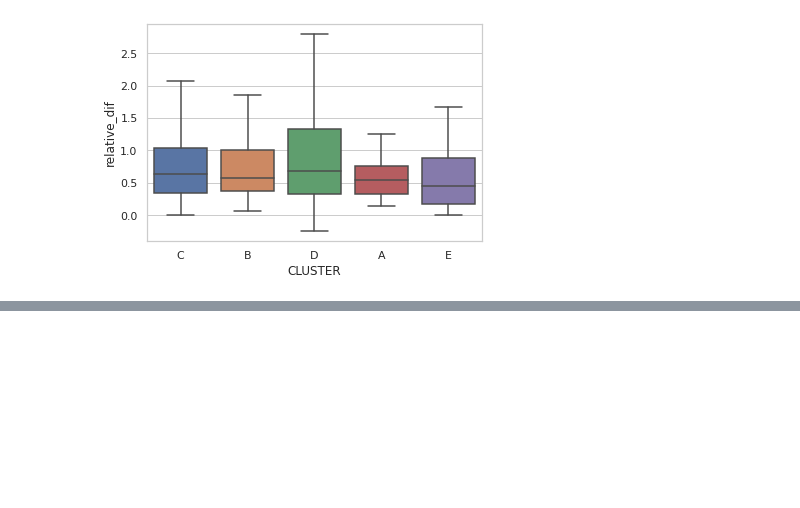
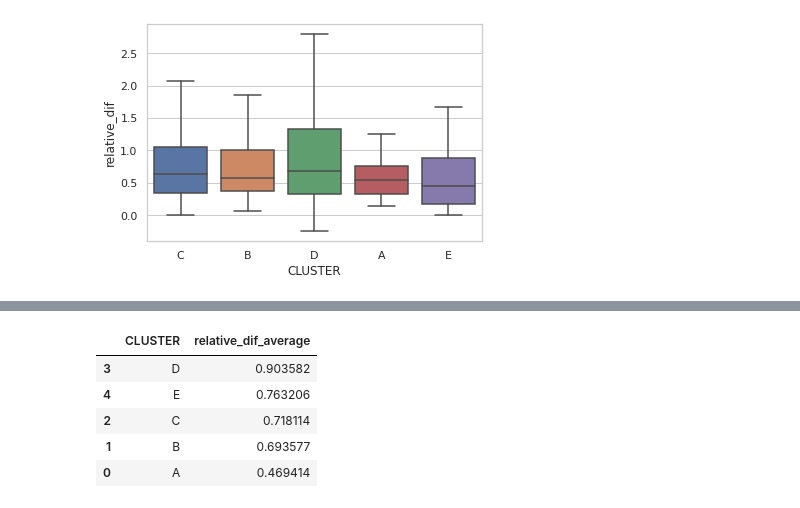
Before and after one commit to mirianbatista/covid-fatores, a Jupyter notebook: verao_covid.ipynb, the cells around one changed output, grey strips where cells are left out. Drawn from its saved outputs; the diff is of its cells as text; code cells hidden in the pictures; blank space fills up the shorter version.

```diff
--- a/verao_covid.ipynb
+++ b/verao_covid.ipynb
@@ -135,0 +159,10 @@ ax = sns.boxplot(x="CLUSTER", y="dif", data=covid_tur_aumento_categorias, showfl
+# %%
+aumento_considerando_populacao = categorias.sort_values(ascending=False, by="relative_dif_average")
+aumento_considerando_populacao[["CLUSTER","relative_dif_average"]]
+# %% [output]
+|  | CLUSTER | relative_dif_average |
+| 3 | D | 0.903582 |
+| 4 | E | 0.763206 |
+| 2 | C | 0.718114 |
+| 1 | B | 0.693577 |
+| 0 | A | 0.469414 |
```
Also changed, not shown: parts of 10 cells of this notebook.
